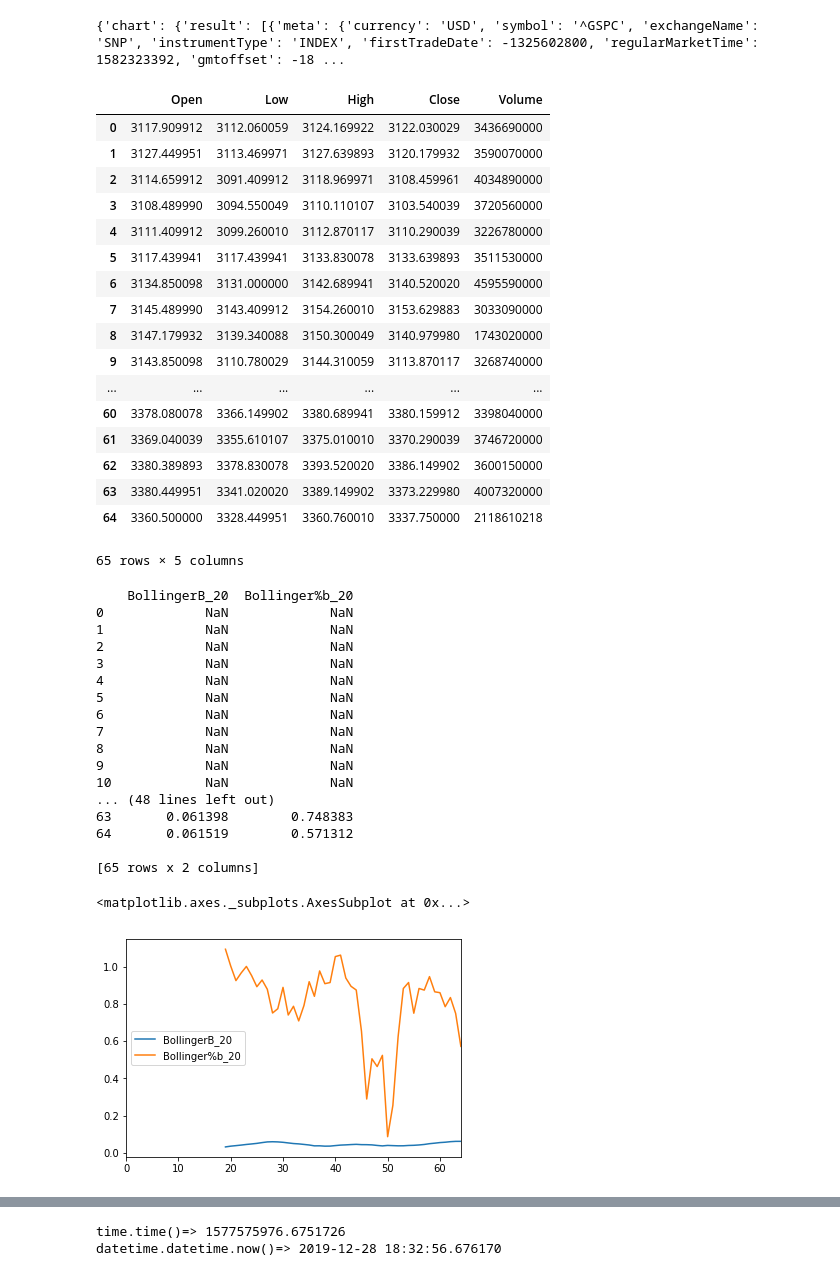
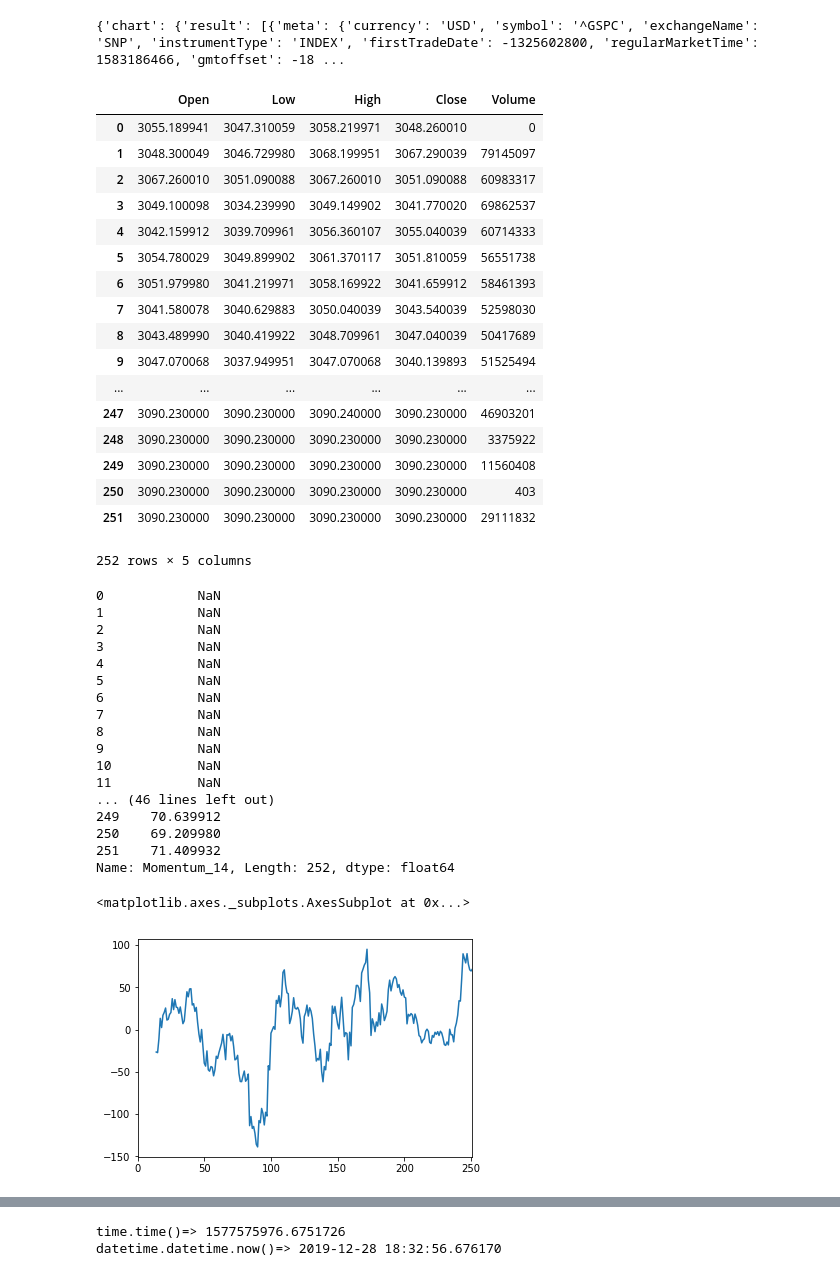
Before and after one commit to mazecore/Py_algotrader, a Jupyter notebook: TradingBot.ipynb, the cells around one changed output, grey strips where cells are left out. Saved outputs shown, nothing was run; the diff lists cells and outputs as text; code cells hidden in the pictures.

```diff
--- a/TradingBot.ipynb
+++ b/TradingBot.ipynb
@@ -28,7 +28,7 @@ url = "https://query1.finance.yahoo.com/v8/finance/chart/%5EGSPC?symbol=%5EGSPC&
 monthAgo = time.time() - 8419200
 weekAgo = time.time() - 386329
 
-r = requests.get(url.format(str(monthAgo).split('.')[0], now, '1d'))
+r = requests.get(url.format(str(weekAgo).split('.')[0], now, '5m'))
 
 # r = requests.get(url.format(str(monthAgo).split('.')[0], now, '30m'))
 # r = requests.get("""https://query1.finance.yahoo.com/v8/finance/chart/%5EGSPC?symbol=%5EGSPC&period1=1574186393&period2=1576778393&interval=30m&includePrePost=true&events=div%7Csplit%7Cearn&lang=en-US&region=US&crumb=ED2zlWJHcMa&corsDomain=finance.yahoo.com
@@ -38,7 +38,7 @@ print(yahoo)
 time = yahoo["chart"]["result"][0]["timestamp"]
 quote = yahoo["chart"]["result"][0]["indicators"]["quote"][0]
 # %% [output]
-{'chart': {'result': [{'meta': {'currency': 'USD', 'symbol': '^GSPC', 'exchangeName': 'SNP', 'instrumentType': 'INDEX', 'firstTradeDate': -1325602800, 'regularMarketTime': 1582323392, 'gmtoffset': -18 ...
+{'chart': {'result': [{'meta': {'currency': 'USD', 'symbol': '^GSPC', 'exchangeName': 'SNP', 'instrumentType': 'INDEX', 'firstTradeDate': -1325602800, 'regularMarketTime': 1583186466, 'gmtoffset': -18 ...
 # %%
 def ROC(df, n, price='Close'):
     """
@@ -48,6 +48,11 @@ def ROC(df, n, price='Close'):
     N = df[price].shift(n - 1)
     result = pd.Series( round( M / N * 100, 2 ), name='ROC_' + str(n))
     return result
+
+def MOM(df, n):
+    M = pd.Series(df['Close'].diff(n), name = 'Momentum_' + str(n))
+#     df = df.join(M)
+    return M
 
 def MFI2(df, n):
     """
@@ -142,26 +147,26 @@ df = pd.DataFrame(data)
 df
 # %% [output]
 |  | Open | Low | High | Close | Volume |
-| 0 | 3117.909912 | 3112.060059 | 3124.169922 | 3122.030029 | 3436690000 |
-| 1 | 3127.449951 | 3113.469971 | 3127.639893 | 3120.179932 | 3590070000 |
-| 2 | 3114.659912 | 3091.409912 | 3118.969971 | 3108.459961 | 4034890000 |
-| 3 | 3108.489990 | 3094.550049 | 3110.110107 | 3103.540039 | 3720560000 |
-| 4 | 3111.409912 | 3099.260010 | 3112.870117 | 3110.290039 | 3226780000 |
-| 5 | 3117.439941 | 3117.439941 | 3133.830078 | 3133.639893 | 3511530000 |
-| 6 | 3134.850098 | 3131.000000 | 3142.689941 | 3140.520020 | 4595590000 |
-| 7 | 3145.489990 | 3143.409912 | 3154.260010 | 3153.629883 | 3033090000 |
-| 8 | 3147.179932 | 3139.340088 | 3150.300049 | 3140.979980 | 1743020000 |
-| 9 | 3143.850098 | 3110.780029 | 3144.310059 | 3113.870117 | 3268740000 |
+| 0 | 3055.189941 | 3047.310059 | 3058.219971 | 3048.260010 | 0 |
+| 1 | 3048.300049 | 3046.729980 | 3068.199951 | 3067.290039 | 79145097 |
+| 2 | 3067.260010 | 3051.090088 | 3067.260010 | 3051.090088 | 60983317 |
+| 3 | 3049.100098 | 3034.239990 | 3049.149902 | 3041.770020 | 69862537 |
+| 4 | 3042.159912 | 3039.709961 | 3056.360107 | 3055.040039 | 60714333 |
+| 5 | 3054.780029 | 3049.899902 | 3061.370117 | 3051.810059 | 56551738 |
+| 6 | 3051.979980 | 3041.219971 | 3058.169922 | 3041.659912 | 58461393 |
+| 7 | 3041.580078 | 3040.629883 | 3050.040039 | 3043.540039 | 52598030 |
+| 8 | 3043.489990 | 3040.419922 | 3048.709961 | 3047.040039 | 50417689 |
+| 9 | 3047.070068 | 3037.949951 | 3047.070068 | 3040.139893 | 51525494 |
 | ... | ... | ... | ... | ... | ... |
-| 60 | 3378.080078 | 3366.149902 | 3380.689941 | 3380.159912 | 3398040000 |
-| 61 | 3369.040039 | 3355.610107 | 3375.010010 | 3370.290039 | 3746720000 |
-| 62 | 3380.389893 | 3378.830078 | 3393.520020 | 3386.149902 | 3600150000 |
-| 63 | 3380.449951 | 3341.020020 | 3389.149902 | 3373.229980 | 4007320000 |
-| 64 | 3360.500000 | 3328.449951 | 3360.760010 | 3337.750000 | 2118610218 |
+| 247 | 3090.230000 | 3090.230000 | 3090.240000 | 3090.230000 | 46903201 |
+| 248 | 3090.230000 | 3090.230000 | 3090.230000 | 3090.230000 | 3375922 |
+| 249 | 3090.230000 | 3090.230000 | 3090.230000 | 3090.230000 | 11560408 |
+| 250 | 3090.230000 | 3090.230000 | 3090.230000 | 3090.230000 | 403 |
+| 251 | 3090.230000 | 3090.230000 | 3090.230000 | 3090.230000 | 29111832 |
-65 rows × 5 columns
+252 rows × 5 columns
 # %%
 # mf = MFI(df, 14)
-mfi = BBANDS(df, 20)
+mfi = MOM(df, 14)
 # print(mfi.values[-40:-20].mean())
 print(mfi)
 mfi.plot()
@@ -169,51 +174,51 @@ mfi.plot()
 # descending = False
 # thirtyMinMF_lastValue = mfi.values[-1:][0]
 # if mfi.values[-20:].mean() > thirtyMinMF_lastValue:
 #     descending = True
 
 # print(descending)
 
 
 # mf
 # print(type(mfi[0]))
 # mfi.values[-1:][0]
 # print(df['Volume'].mean())
 # print(df['Volume'].mean() / 100 * 150)
 # highs = df[df['Volume'] > df['Volume'].mean() / 100 * 140]
 # print('highs \n', highs)
 # # if df['Close']
 # df.iloc[[1,2], :]
 # print(highs.values[0][3])
 # highs.values[0][0]
 # idx = df.index[df['Volume'] > df['Volume'].mean() / 100 * 130]
 # print('len(idx)', idx[0])
 # df.loc[idx]
 # for i in range(len(idx)):
 #     print(df['Close'][idx[i]-1])
 #     if int(df['Close'][idx[i]-1]) > int(df['Close'][idx[i]]):
 #         print ('bearish volume', df['Volume'][idx[i]])
 #     else:
 #         print ('bullish volume', df['Volume'][idx[i]])
 # %% [output]
-    BollingerB_20  Bollinger%b_20
-0             NaN             NaN
-1             NaN             NaN
-2             NaN             NaN
-3             NaN             NaN
-4             NaN             NaN
-5             NaN             NaN
-6             NaN             NaN
-7             NaN             NaN
-8             NaN             NaN
-9             NaN             NaN
-10            NaN             NaN
-... (48 lines left out)
-63       0.061398        0.748383
-64       0.061519        0.571312
-
-[65 rows x 2 columns]
+0            NaN
+1            NaN
+2            NaN
+3            NaN
+4            NaN
+5            NaN
+6            NaN
+7            NaN
+8            NaN
+9            NaN
+10           NaN
+11           NaN
+... (46 lines left out)
+249    70.639912
+250    69.209980
+251    71.409932
+Name: Momentum_14, Length: 252, dtype: float64
 <matplotlib.axes._subplots.AxesSubplot at 0x...>
-[figure, old version]
+[figure, new version]
 # %%
 roc = ROC(df ,14)
 print(roc.values[-1:][0])
```
Also changed, not shown: parts of 2 cells of this notebook, 5 other files.
